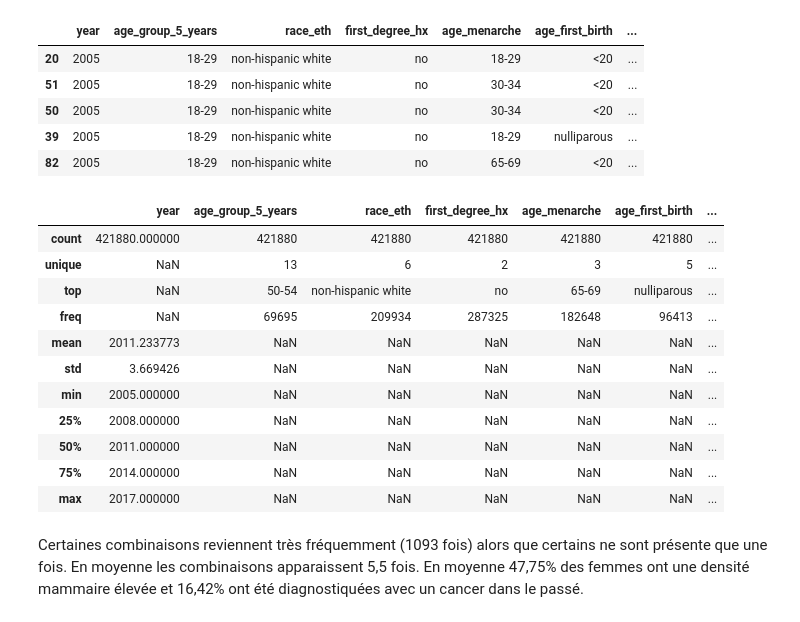
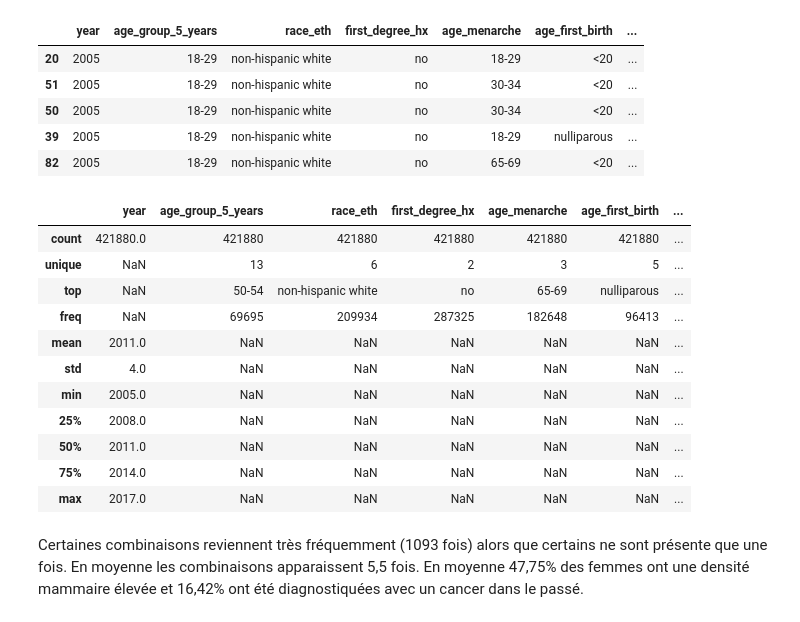
Before and after one commit to Valentinekrafft/projet-breast-cancer, a Jupyter notebook: datascience_project_breastcancer_v7_reg.ipynb, the cells around one changed output. Drawn from its saved outputs; the diff is of its cells as text; code cells hidden in the pictures.

```diff
--- a/datascience_project_breastcancer_v7_reg.ipynb
+++ b/datascience_project_breastcancer_v7_reg.ipynb
@@ -241,20 +241,22 @@ memory usage: 20.5 MB
 | 82 | 2005 | 18-29 | non-hispanic white | no | 65-69 | <20 | ... |
 # %%
 
-df_cleaned.describe(include = 'all')
+df_cleaned_descr = df_cleaned.describe(include = 'all')
+df_cleaned_descr['year'] = df_cleaned_descr['year'].round(0)
+display(df_cleaned_descr)
 # %% [output]
 |  | year | age_group_5_years | race_eth | first_degree_hx | age_menarche | age_first_birth | ... |
-| count | 421880.000000 | 421880 | 421880 | 421880 | 421880 | 421880 | ... |
+| count | 421880.0 | 421880 | 421880 | 421880 | 421880 | 421880 | ... |
 | unique | NaN | 13 | 6 | 2 | 3 | 5 | ... |
 | top | NaN | 50-54 | non-hispanic white | no | 65-69 | nulliparous | ... |
 | freq | NaN | 69695 | 209934 | 287325 | 182648 | 96413 | ... |
-| mean | 2011.233773 | NaN | NaN | NaN | NaN | NaN | ... |
-| std | 3.669426 | NaN | NaN | NaN | NaN | NaN | ... |
-| min | 2005.000000 | NaN | NaN | NaN | NaN | NaN | ... |
-| 25% | 2008.000000 | NaN | NaN | NaN | NaN | NaN | ... |
-| 50% | 2011.000000 | NaN | NaN | NaN | NaN | NaN | ... |
-| 75% | 2014.000000 | NaN | NaN | NaN | NaN | NaN | ... |
-| max | 2017.000000 | NaN | NaN | NaN | NaN | NaN | ... |
+| mean | 2011.0 | NaN | NaN | NaN | NaN | NaN | ... |
+| std | 4.0 | NaN | NaN | NaN | NaN | NaN | ... |
+| min | 2005.0 | NaN | NaN | NaN | NaN | NaN | ... |
+| 25% | 2008.0 | NaN | NaN | NaN | NaN | NaN | ... |
+| 50% | 2011.0 | NaN | NaN | NaN | NaN | NaN | ... |
+| 75% | 2014.0 | NaN | NaN | NaN | NaN | NaN | ... |
+| max | 2017.0 | NaN | NaN | NaN | NaN | NaN | ... |
 # %% [markdown]
 Certaines combinaisons reviennent très fréquemment (1093 fois) alors que certains ne sont présente que une fois. En moyenne les combinaisons apparaissent 5,5 fois.
 En moyenne 47,75% des femmes ont une densité mammaire élevée et 16,42% ont été diagnostiquées avec un cancer dans le passé.
```
Also changed, not shown: parts of 15 cells of this notebook.
